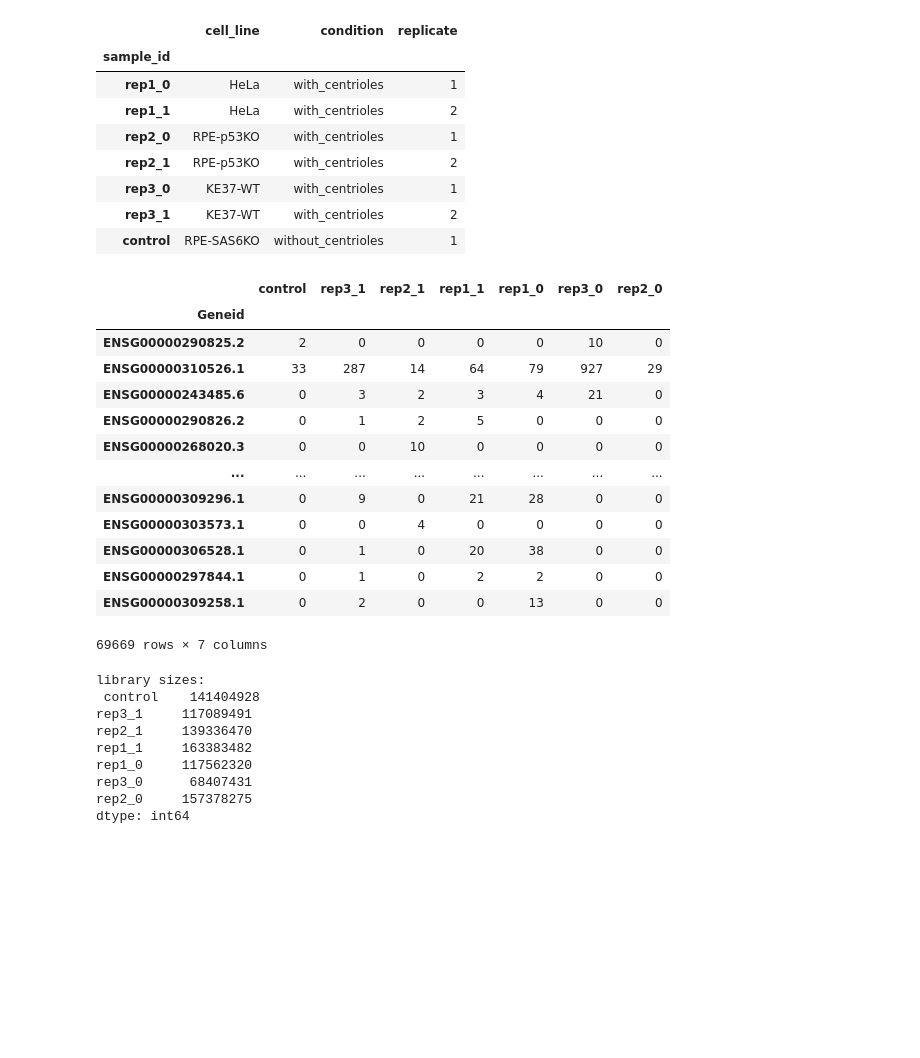
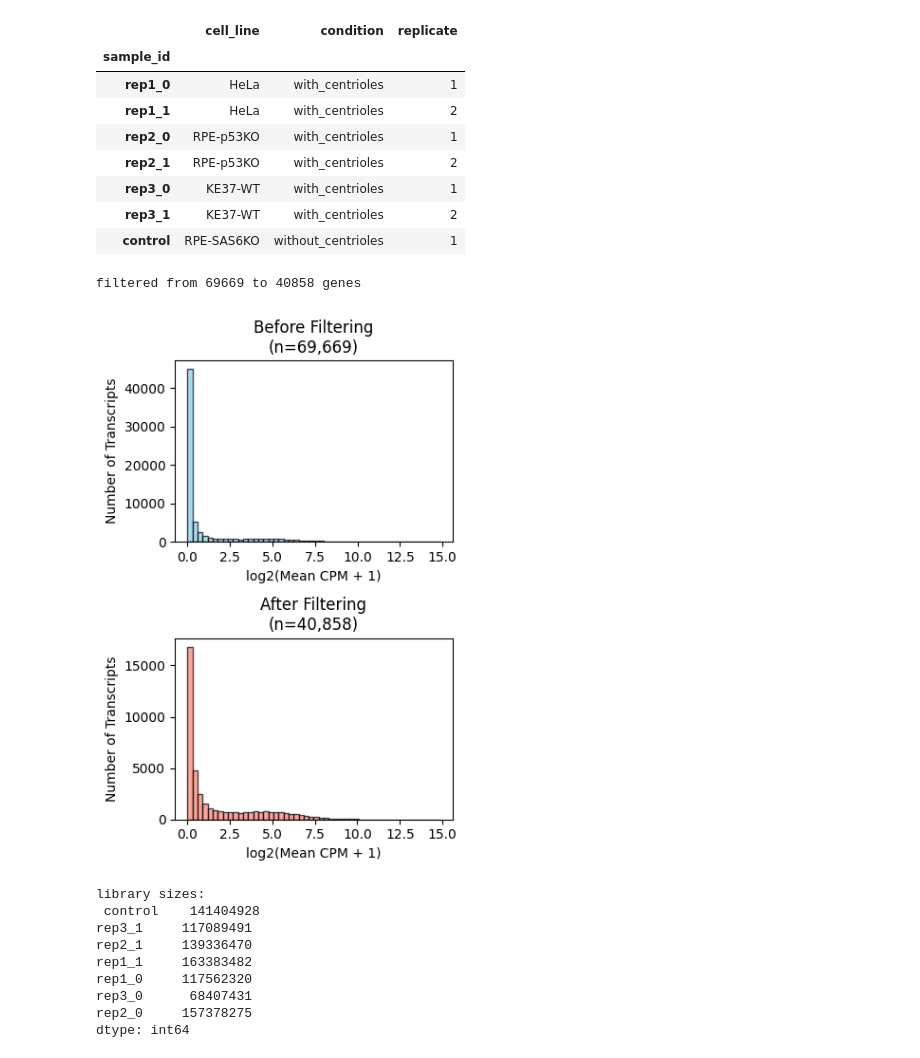
Before and after one commit to NicoNiCoN11/SeqAna_Pipe, a Jupyter notebook: variation_between_replicates.ipynb, the cells around one changed output. Saved outputs shown, nothing was run; the diff lists cells and outputs as text; code cells hidden in the pictures; blank space fills up the shorter version.

```diff
--- a/variation_between_replicates.ipynb
+++ b/variation_between_replicates.ipynb
@@ -19,23 +19,39 @@ sample_info
 | rep3_0 | KE37-WT | with_centrioles | 1 |
 | rep3_1 | KE37-WT | with_centrioles | 2 |
 | control | RPE-SAS6KO | without_centrioles | 1 |
+# %%
+# keep genes with at least 10 counts in at least 2 samples
+keep = (counts_df>=10).sum(axis=1) >= 2
+counts_filtered = counts_df[keep]
+print(f'filtered from {counts_df.shape[0]} to {counts_filtered.shape[0]} genes')
+# %% [output]
+filtered from 69669 to 40858 genes
 # %%
-counts_df
+cpm_before = counts_df.div(counts_df.sum(axis=0), axis=1) * 1e6
+cpm_after = counts_filtered.div(counts_filtered.sum(axis=0), axis=1) * 1e6
+
+# Calculate mean expression per gene (more meaningful than sum)
+mean_expr_before = cpm_before.mean(axis=1)
+mean_expr_after = cpm_after.mean(axis=1)
-# %% [output]
-|  | control | rep3_1 | rep2_1 | rep1_1 | rep1_0 | rep3_0 | rep2_0 |
-| Geneid |  |  |  |  |  |  |  |
-| ENSG00000290825.2 | 2 | 0 | 0 | 0 | 0 | 10 | 0 |
-| ENSG00000310526.1 | 33 | 287 | 14 | 64 | 79 | 927 | 29 |
-| ENSG00000243485.6 | 0 | 3 | 2 | 3 | 4 | 21 | 0 |
-| ENSG00000290826.2 | 0 | 1 | 2 | 5 | 0 | 0 | 0 |
-| ENSG00000268020.3 | 0 | 0 | 10 | 0 | 0 | 0 | 0 |
-| ... | ... | ... | ... | ... | ... | ... | ... |
-| ENSG00000309296.1 | 0 | 9 | 0 | 21 | 28 | 0 | 0 |
-| ENSG00000303573.1 | 0 | 0 | 4 | 0 | 0 | 0 | 0 |
-| ENSG00000306528.1 | 0 | 1 | 0 | 20 | 38 | 0 | 0 |
-| ENSG00000297844.1 | 0 | 1 | 0 | 2 | 2 | 0 | 0 |
-| ENSG00000309258.1 | 0 | 2 | 0 | 0 | 13 | 0 | 0 |
-69669 rows × 7 columns
+# %%
+# vertically arrange the plots
+fig, axes = plt.subplots(2, 1, figsize=(4,6))
+
+axes[0].hist(np.log2(mean_expr_before + 1), bins=50, color='skyblue', edgecolor='black', alpha=0.7)
+axes[0].set_title('Before Filtering\n(n={:,})'.format(len(mean_expr_before)))
+axes[0].set_xlabel('log2(Mean CPM + 1)')
+axes[0].set_ylabel('Number of Transcripts')
+
+axes[1].hist(np.log2(mean_expr_after + 1), bins=50, color='salmon', edgecolor='black', alpha=0.7)
+axes[1].set_title('After Filtering\n(n={:,})'.format(len(mean_expr_after)))
+axes[1].set_xlabel('log2(Mean CPM + 1)')
+axes[1].set_ylabel('Number of Transcripts')
+
+plt.tight_layout()
+plt.savefig('filtering_comparison_log.png', dpi=300, bbox_inches='tight')
+plt.show()
+# %% [output]
+[figure, added]
 # %%
 library_sizes = counts_df.sum(axis=0)
 cpm = counts_df.div(library_sizes, axis=1) * 1e6 # axis =1 for meaning column-wise division
```
Also changed, not shown: parts of 10 cells of this notebook, 3 other files.
